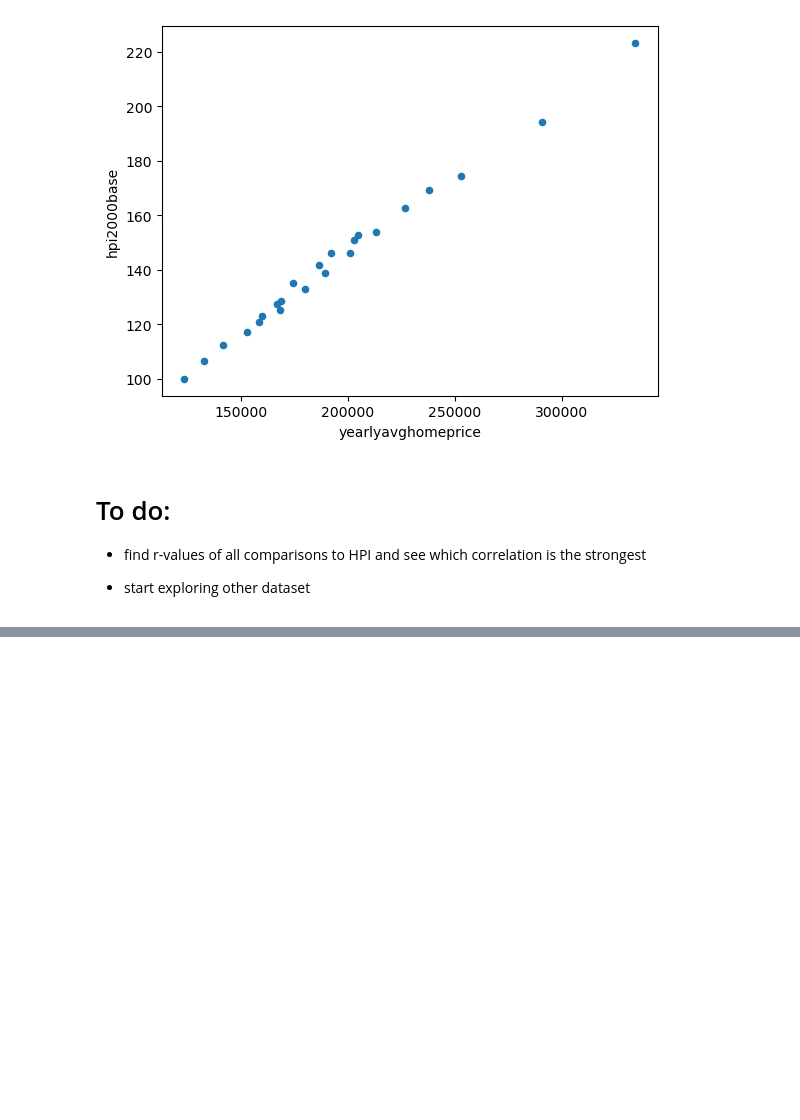
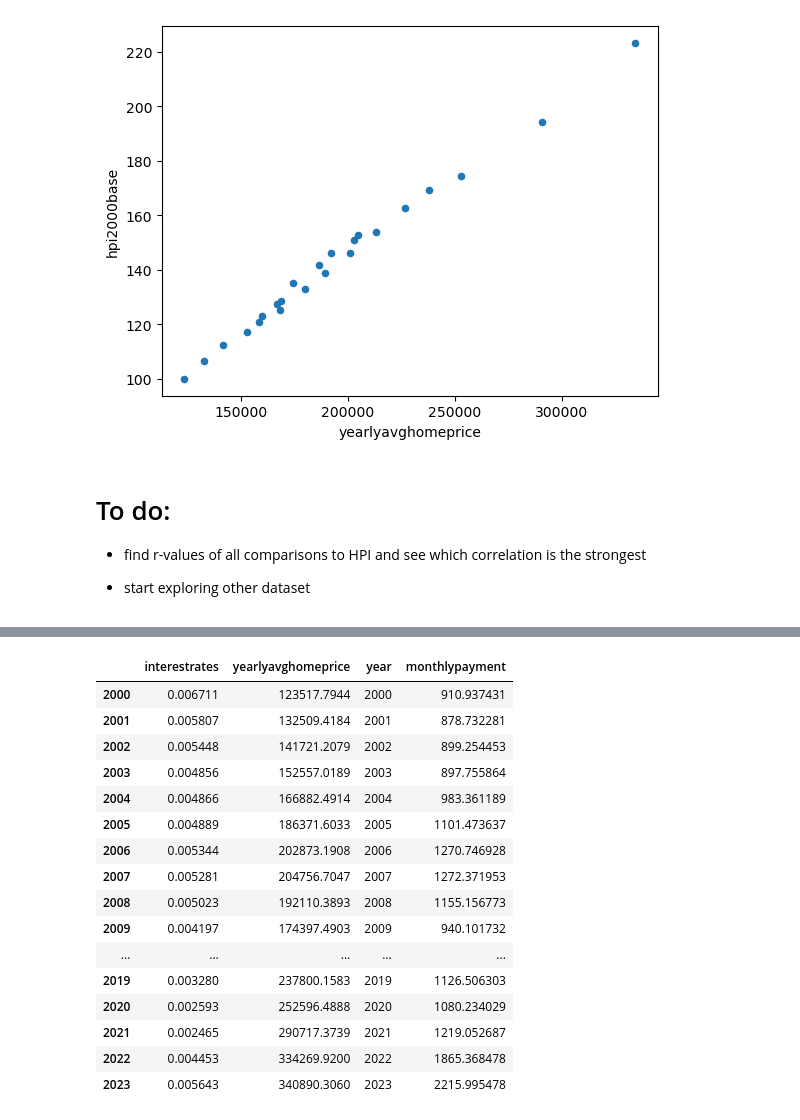
Before and after one commit to mmikul2/D195-Capstone, a Jupyter notebook: Capstone.ipynb, the cells around one changed output, grey strips where cells are left out. Cells and saved outputs as stored; diff of their text form; code cells hidden in the pictures; blank space fills up the shorter version.

```diff
--- a/Capstone.ipynb
+++ b/Capstone.ipynb
@@ -632,0 +723,31 @@ yearlyavghomeprice.head(1)
+# %%
+m9 = pd.concat([m1, m8], axis=1)
+m9 = m9.dropna()
+m9 = m9.drop(columns='year')
+m9['year'] = m9.index
+m9.interestrates = (m9.interestrates /100) / 12 # how interest rates are given by lenders
+# https://www.bankrate.com/mortgages/mortgage-calculator/#calculate-mortgage-payment
+m9.insert(3,'monthlypayment',0)
+n = 360
+
+m9.monthlypayment = m9.yearlyavghomeprice * ((m9.interestrates * ((1+m9.interestrates) ** n)) / ((1+m9.interestrates) ** n - 1))
+
+m9
+# %% [output]
+|  | interestrates | yearlyavghomeprice | year | monthlypayment |
+| 2000 | 0.006711 | 123517.7944 | 2000 | 910.937431 |
+| 2001 | 0.005807 | 132509.4184 | 2001 | 878.732281 |
+| 2002 | 0.005448 | 141721.2079 | 2002 | 899.254453 |
+| 2003 | 0.004856 | 152557.0189 | 2003 | 897.755864 |
+| 2004 | 0.004866 | 166882.4914 | 2004 | 983.361189 |
+| 2005 | 0.004889 | 186371.6033 | 2005 | 1101.473637 |
+| 2006 | 0.005344 | 202873.1908 | 2006 | 1270.746928 |
+| 2007 | 0.005281 | 204756.7047 | 2007 | 1272.371953 |
+| 2008 | 0.005023 | 192110.3893 | 2008 | 1155.156773 |
+| 2009 | 0.004197 | 174397.4903 | 2009 | 940.101732 |
+| ... | ... | ... | ... | ... |
+| 2019 | 0.003280 | 237800.1583 | 2019 | 1126.506303 |
+| 2020 | 0.002593 | 252596.4888 | 2020 | 1080.234029 |
+| 2021 | 0.002465 | 290717.3739 | 2021 | 1219.052687 |
+| 2022 | 0.004453 | 334269.9200 | 2022 | 1865.368478 |
+| 2023 | 0.005643 | 340890.3060 | 2023 | 2215.995478 |
```
Also changed, not shown: parts of 18 cells of this notebook, 2 other files.
